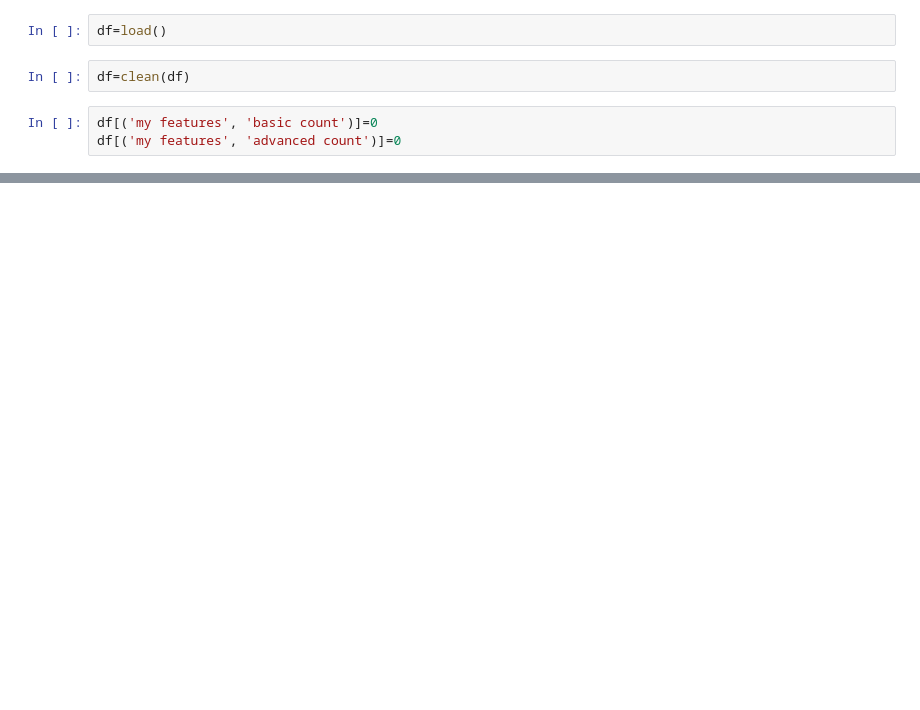
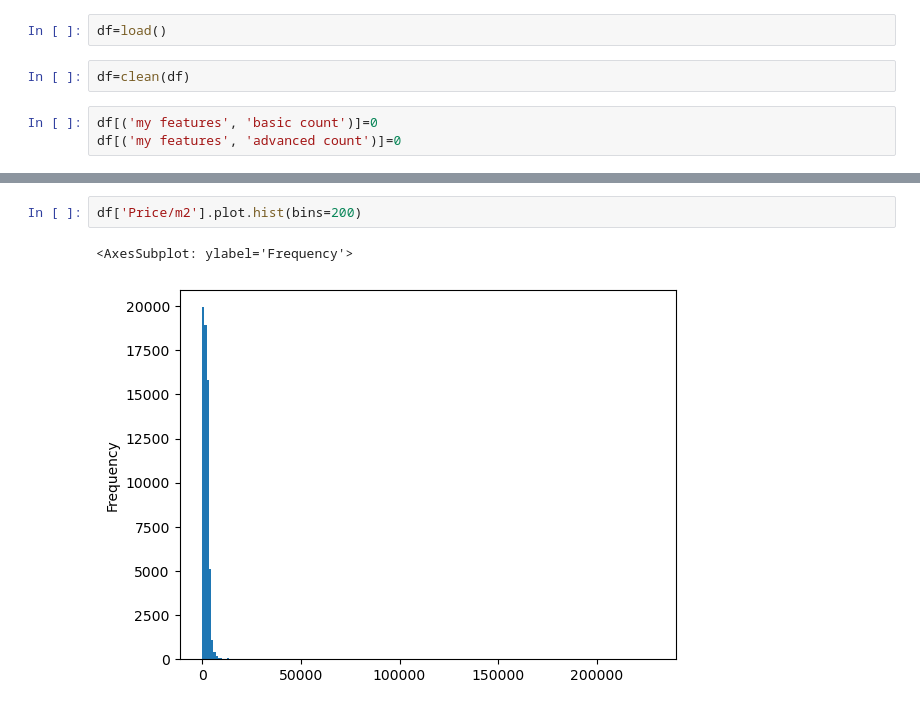
Before and after one commit to dimiphoton/BeCode-real-estate-ML-cookiecutter, a Jupyter notebook: src/TEST NOTEBOOK.ipynb, the cells around one changed output, grey strips where cells are left out. Saved outputs shown, nothing was run; the diff lists cells and outputs as text; blank space fills up the shorter version.

```diff
--- a/src/TEST NOTEBOOK.ipynb
+++ b/src/TEST NOTEBOOK.ipynb
@@ -47,0 +91,5 @@ df = df.assign(new_column=df['column1'] * df['column2'])
+# %%
+df['Price/m2'].plot.hist(bins=200)
+# %% [output]
+<AxesSubplot: ylabel='Frequency'>
+[figure, added]
```
Also changed, not shown: parts of 18 cells of this notebook, 3 other files.
